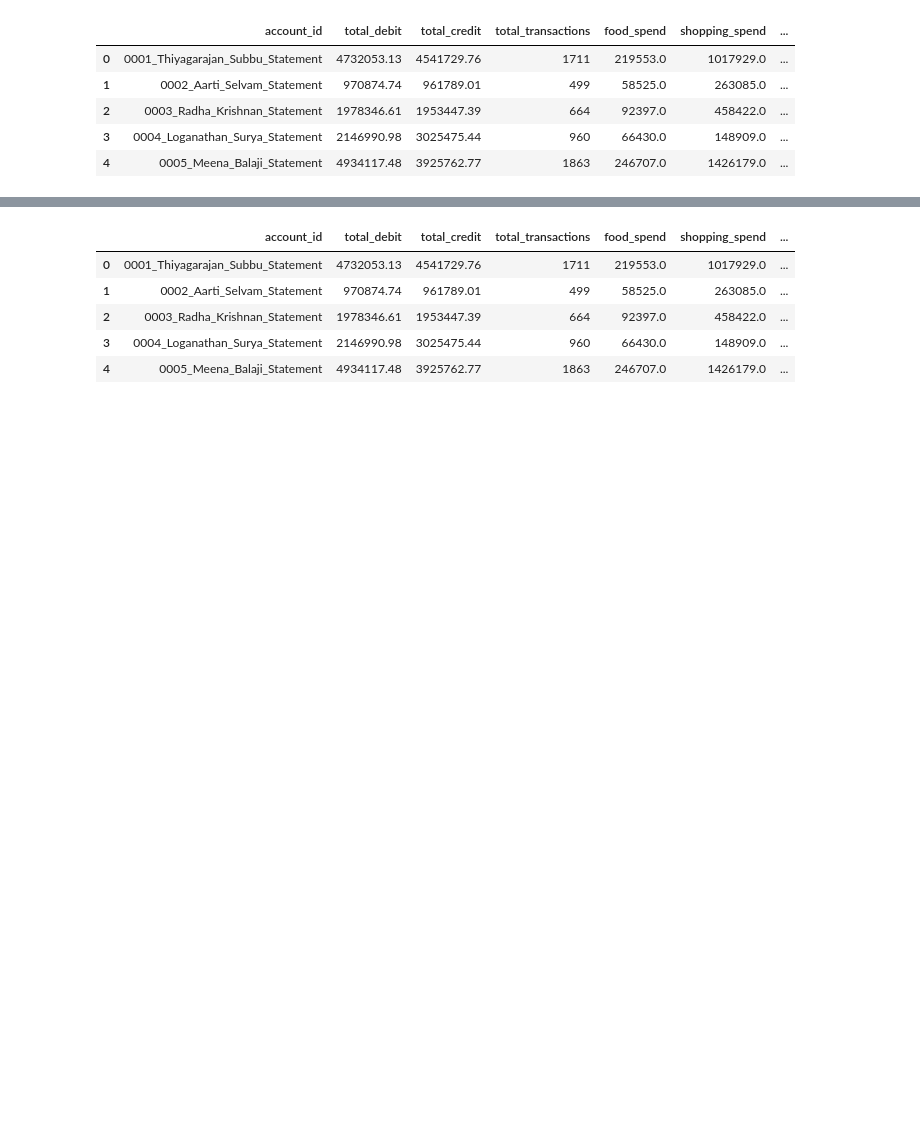
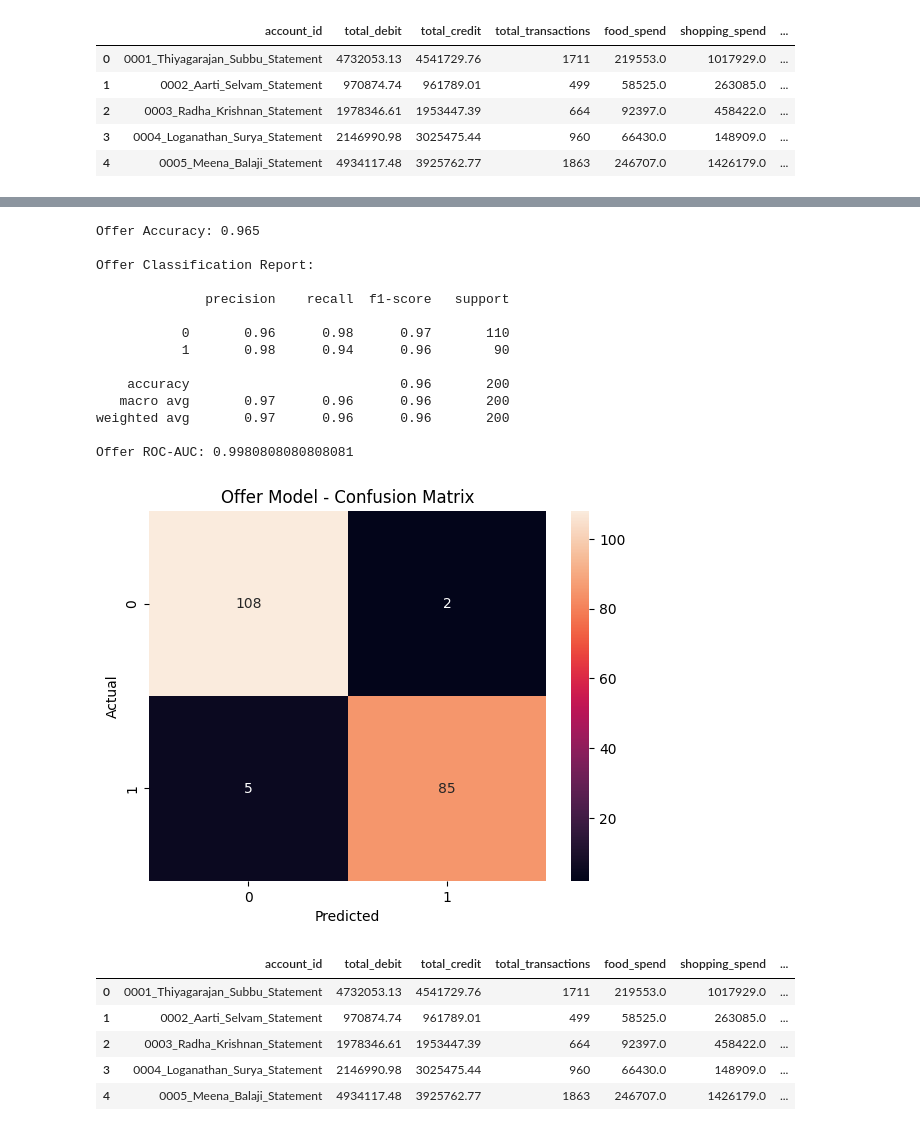
Before and after one commit to ShigilSasi/Axis_Bank_Intelligent_Product_-_Offer_Recommendation_System_using_Machine_Learning, a Jupyter notebook: Recommendation_engine.ipynb, the cells around one changed output, grey strips where cells are left out. Saved outputs shown, nothing was run; the diff lists cells and outputs as text; code cells hidden in the pictures; blank space fills up the shorter version.

```diff
--- a/Recommendation_engine.ipynb
+++ b/Recommendation_engine.ipynb
@@ -755,3 +1154,38 @@ df.head()
+# %%
+y_pred_offer = offer_model.predict(X_test)
+y_proba_offer = offer_model.predict_proba(X_test)[:, 1]
+
+print("Offer Accuracy:", accuracy_score(y_offer_test, y_pred_offer))
+
+print("\nOffer Classification Report:\n")
+print(classification_report(y_offer_test, y_pred_offer))
+
+print("Offer ROC-AUC:", roc_auc_score(y_offer_test, y_proba_offer))
+
+cm = confusion_matrix(y_offer_test, y_pred_offer)
+
+plt.figure()
+sns.heatmap(cm, annot=True, fmt='d')
+plt.title("Offer Model - Confusion Matrix")
+plt.xlabel("Predicted")
+plt.ylabel("Actual")
+plt.show()
+# %% [output]
+Offer Accuracy: 0.965
+
+Offer Classification Report:
+
+              precision    recall  f1-score   support
+
+           0       0.96      0.98      0.97       110
+           1       0.98      0.94      0.96        90
+
+    accuracy                           0.96       200
+   macro avg       0.97      0.96      0.96       200
+weighted avg       0.97      0.96      0.96       200
+
+Offer ROC-AUC: 0.9980808080808081
+[figure, added]
 # %%
 NON_MERCHANTS = [
     'ATM Withdrawal',
```
Also changed, not shown: parts of 12 cells of this notebook, 1 other file.
